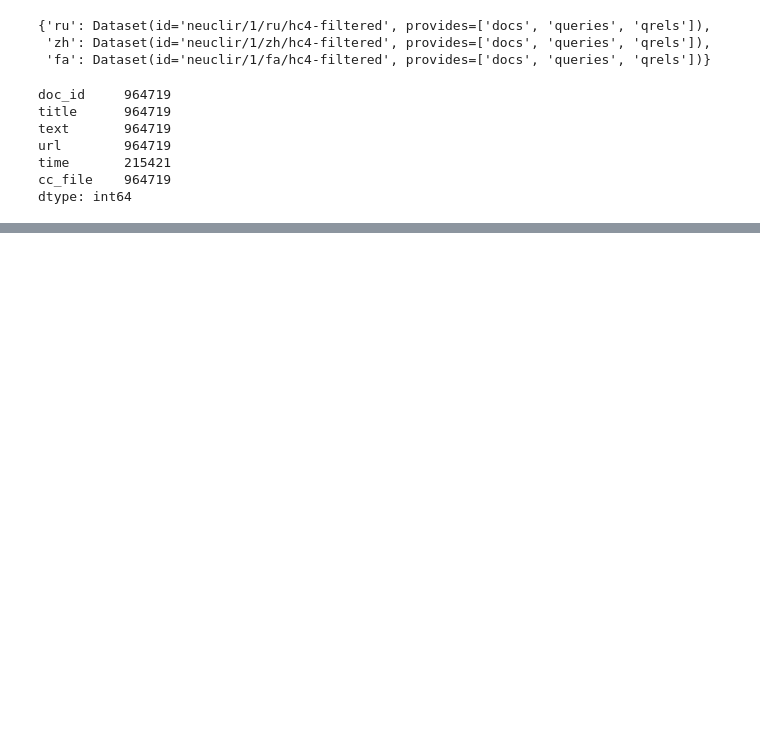
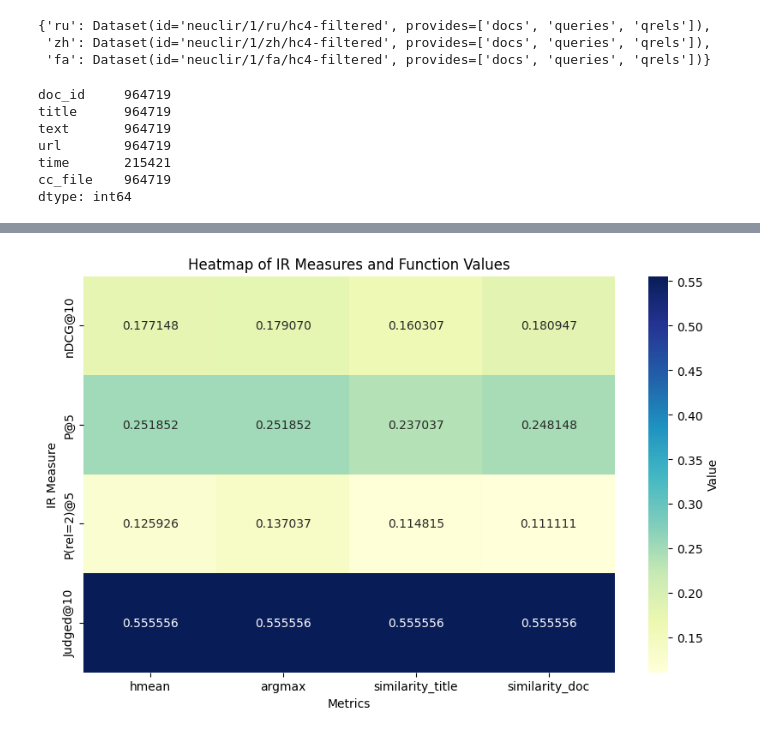
Before and after one commit to ItsZiroy/ie691_ir_project, a Jupyter notebook: sentence_transformers/m3embeddings.ipynb, the cells around one changed output, grey strips where cells are left out. Cells and saved outputs as stored; diff of their text form; code cells hidden in the pictures; blank space fills up the shorter version.

Commit message:
feat: add m3embeddings performance measures

```diff
--- a/sentence_transformers/m3embeddings.ipynb
+++ b/sentence_transformers/m3embeddings.ipynb
@@ -151,0 +211,13 @@ df
+# %%
+
+results_df.set_index('IR_Measure', inplace=True)
+
+# Plotting the heatmap
+plt.figure(figsize=(10, 6))
+sns.heatmap(results_df, annot=True, cmap="YlGnBu", fmt=".6f", cbar_kws={'label': 'Value'})
+plt.title("Heatmap of IR Measures and Function Values")
+plt.xlabel("Metrics")
+plt.ylabel("IR Measure")
+plt.show()
+# %% [output]
+[figure, added]
```
Also changed, not shown: parts of 5 cells of this notebook, 2 other files.
